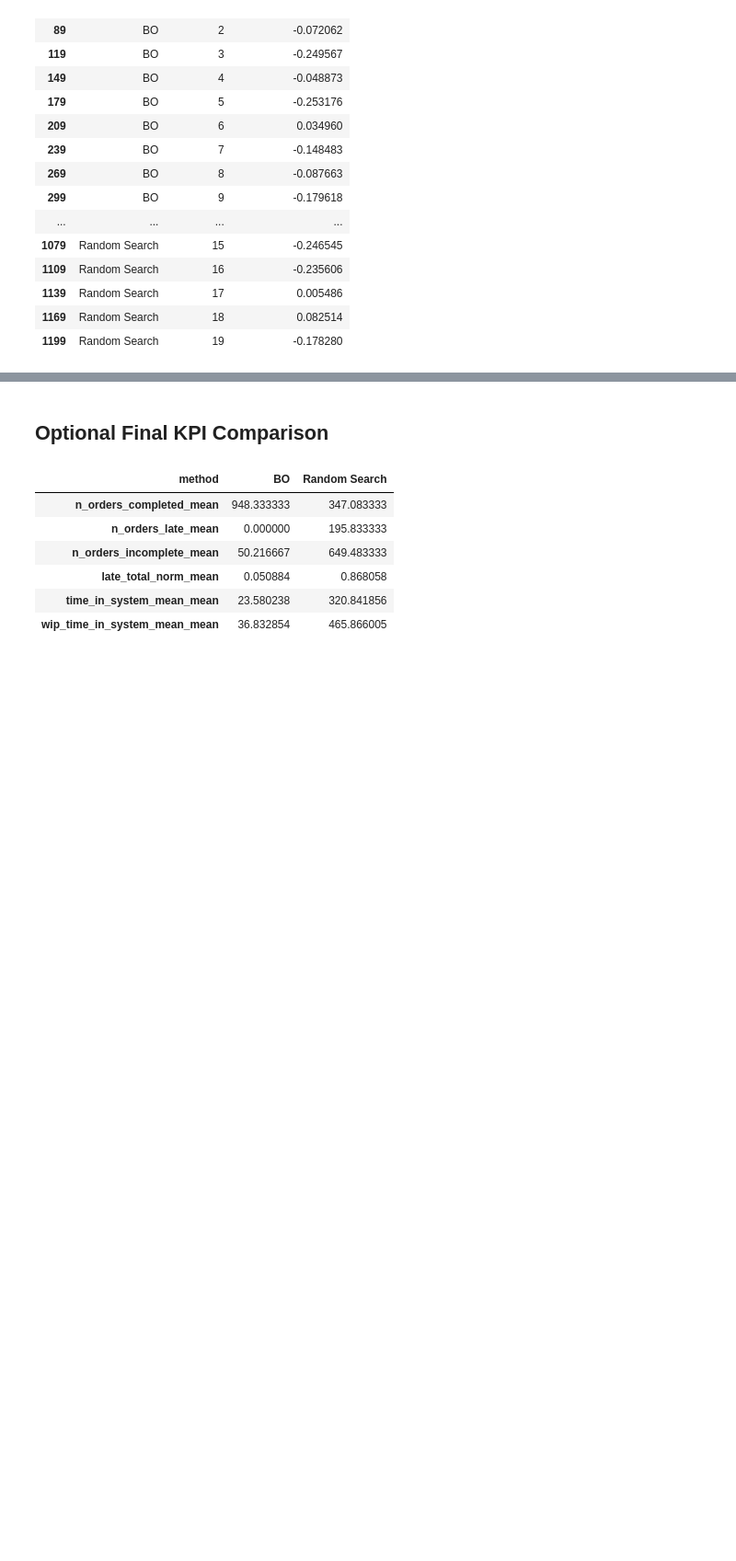
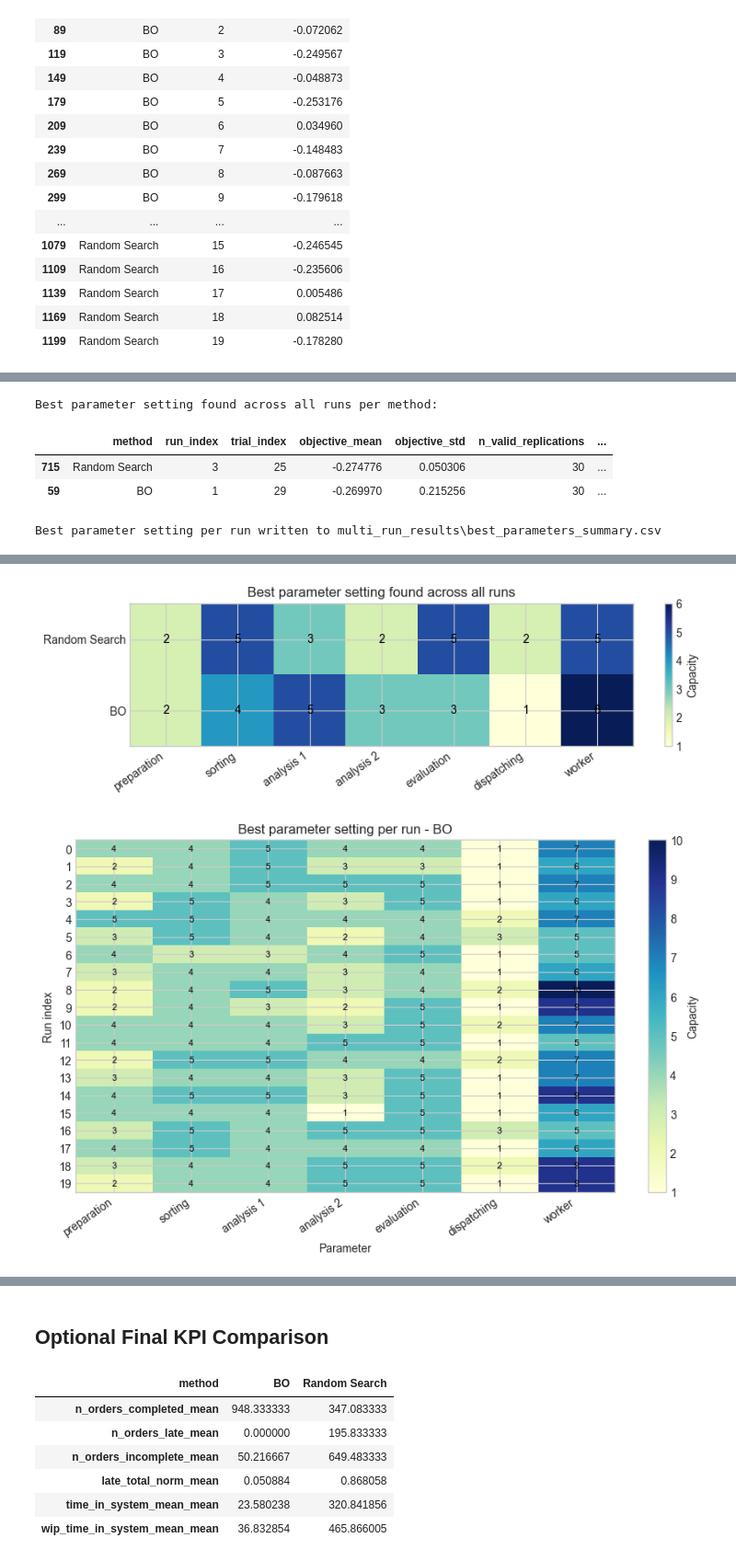
Before and after one commit to Dmfefnf/BA-Simulation-Optimization, a Jupyter notebook: BO/multi_run_analysis.ipynb, the cells around one changed output, grey strips where cells are left out. Shown at 92% size. Drawn from its saved outputs; the diff is of its cells as text; code cells hidden in the pictures; blank space fills up the shorter version.

```diff
--- a/BO/multi_run_analysis.ipynb
+++ b/BO/multi_run_analysis.ipynb
@@ -156,0 +179,77 @@ display(final_trials[["method", "run_index", "final_best_objective"]].sort_value
+# %%
+missing_parameters = [column for column in PARAMETER_COLUMNS if column not in trials.columns]
+if missing_parameters:
+    raise ValueError(f"Missing parameter columns in trial results: {missing_parameters}")
+
+best_parameter_rows = []
+for method, method_df in trials.groupby("method", sort=False):
+    best_row = method_df.loc[method_df["objective_mean"].idxmin()].copy()
+    best_parameter_rows.append(best_row)
+
+best_parameters = pd.DataFrame(best_parameter_rows)
+best_parameters["total_capacity"] = best_parameters[PARAMETER_COLUMNS].sum(axis=1)
+best_parameter_columns = [
+    "method",
+    "run_index",
+    "trial_index",
+    "objective_mean",
+    "objective_std",
+    "n_valid_replications",
+    *PARAMETER_COLUMNS,
+    "total_capacity",
+]
+best_parameters = best_parameters[best_parameter_columns].sort_values("objective_mean")
+
+print("Best parameter setting found across all runs per method:")
+display(best_parameters)
+
+best_parameters_by_run = (
+    trials.loc[trials.groupby(["method", "run_index"])["objective_mean"].idxmin(), best_parameter_columns[:-1]]
+    .sort_values(["method", "run_index"])
+    .reset_index(drop=True)
+)
+best_parameters_by_run["total_capacity"] = best_parameters_by_run[PARAMETER_COLUMNS].sum(axis=1)
+try:
+    best_parameters_by_run.to_csv(BEST_PARAMETERS_FILE, index=False)
+except PermissionError as error:
+    print(f"Could not write {BEST_PARAMETERS_FILE}: {error}")
+else:
+    print(f"Best parameter setting per run written to {BEST_PARAMETERS_FILE}")
+
+display(best_parameters_by_run)
+
+global_heatmap = best_parameters.set_index("method")[PARAMETER_COLUMNS]
+fig, ax = plt.subplots(figsize=(9, 2.8))
+image = ax.imshow(global_heatmap.to_numpy(), aspect="auto", cmap="YlGnBu")
+ax.set_title("Best parameter setting found across all runs")
+ax.set_xticks(np.arange(len(PARAMETER_COLUMNS)), labels=PARAMETER_LABELS, rotation=35, ha="right")
+ax.set_yticks(np.arange(len(global_heatmap.index)), labels=global_heatmap.index)
+for row_idx in range(global_heatmap.shape[0]):
+    for col_idx in range(global_heatmap.shape[1]):
+        ax.text(col_idx, row_idx, int(global_heatmap.iloc[row_idx, col_idx]), ha="center", va="center", color="black")
+fig.colorbar(image, ax=ax, label="Capacity")
+plt.tight_layout()
+plt.show()
+
+for method, method_df in best_parameters_by_run.groupby("method", sort=False):
+    heatmap_data = method_df.set_index("run_index")[PARAMETER_COLUMNS]
+    fig_height = max(4, 0.28 * len(heatmap_data))
+    fig, ax = plt.subplots(figsize=(9, fig_height))
+    image = ax.imshow(heatmap_data.to_numpy(), aspect="auto", cmap="YlGnBu")
+    ax.set_title(f"Best parameter setting per run - {method}")
+    ax.set_xlabel("Parameter")
+    ax.set_ylabel("Run index")
+    ax.set_xticks(np.arange(len(PARAMETER_COLUMNS)), labels=PARAMETER_LABELS, rotation=35, ha="right")
+    ax.set_yticks(np.arange(len(heatmap_data.index)), labels=heatmap_data.index)
+    for row_idx in range(heatmap_data.shape[0]):
+        for col_idx in range(heatmap_data.shape[1]):
+            ax.text(col_idx, row_idx, int(heatmap_data.iloc[row_idx, col_idx]), ha="center", va="center", fontsize=8, color="black")
+    fig.colorbar(image, ax=ax, label="Capacity")
+    plt.tight_layout()
+    plt.show()
+# %% [output]
+Best parameter setting found across all runs per method:
+|  | method | run_index | trial_index | objective_mean | objective_std | n_valid_replications | ... |
+| 715 | Random Search | 3 | 25 | -0.274776 | 0.050306 | 30 | ... |
+| 59 | BO | 1 | 29 | -0.269970 | 0.215256 | 30 | ... |
+Best parameter setting per run written to multi_run_results\best_parameters_summary.csv
@@ -156,0 +273,2 @@ display(final_trials[["method", "run_index", "final_best_objective"]].sort_value
+[figure, added]
+[figure, added]
```
Also changed, not shown: parts of 5 cells of this notebook, 3 other files.
